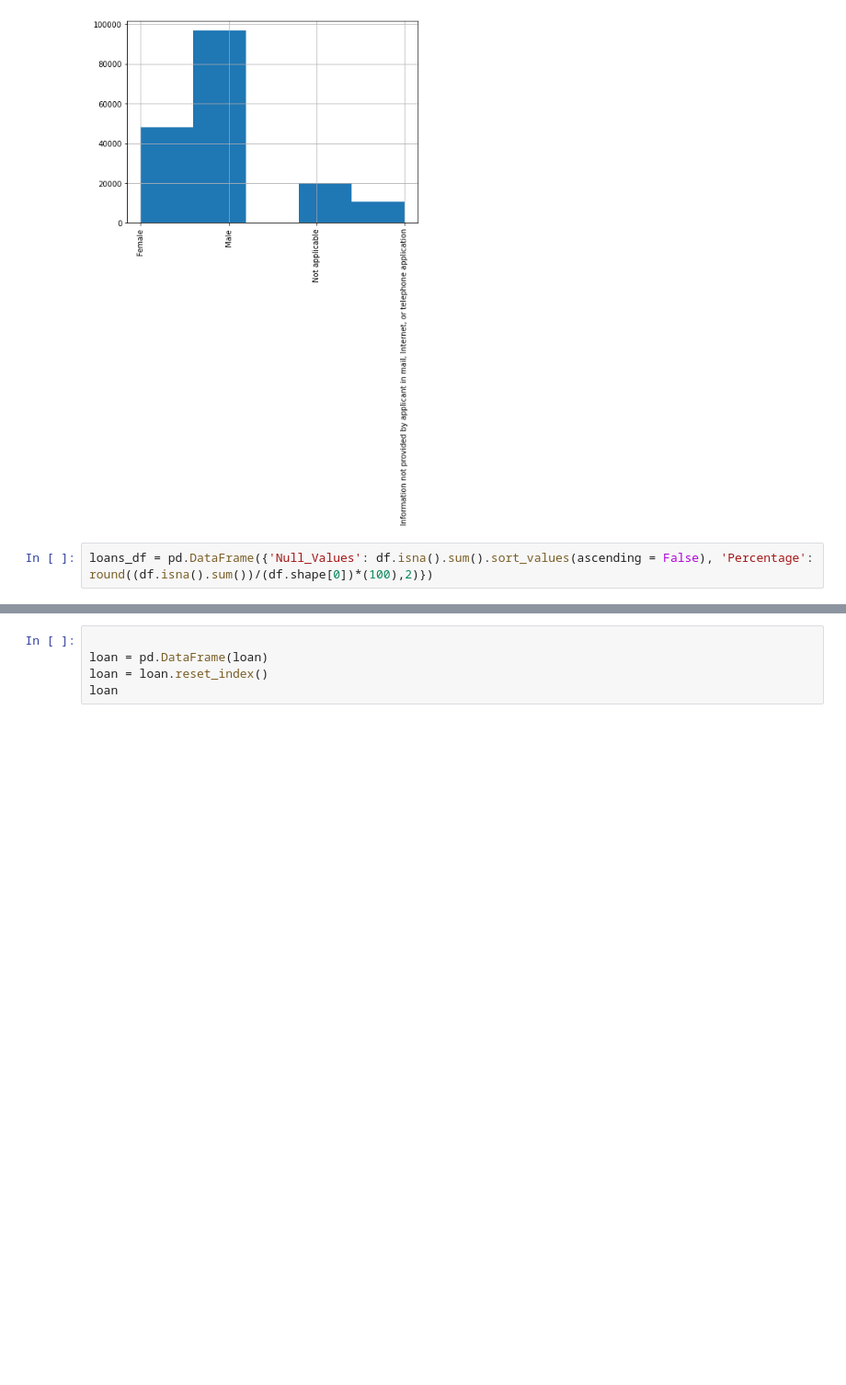
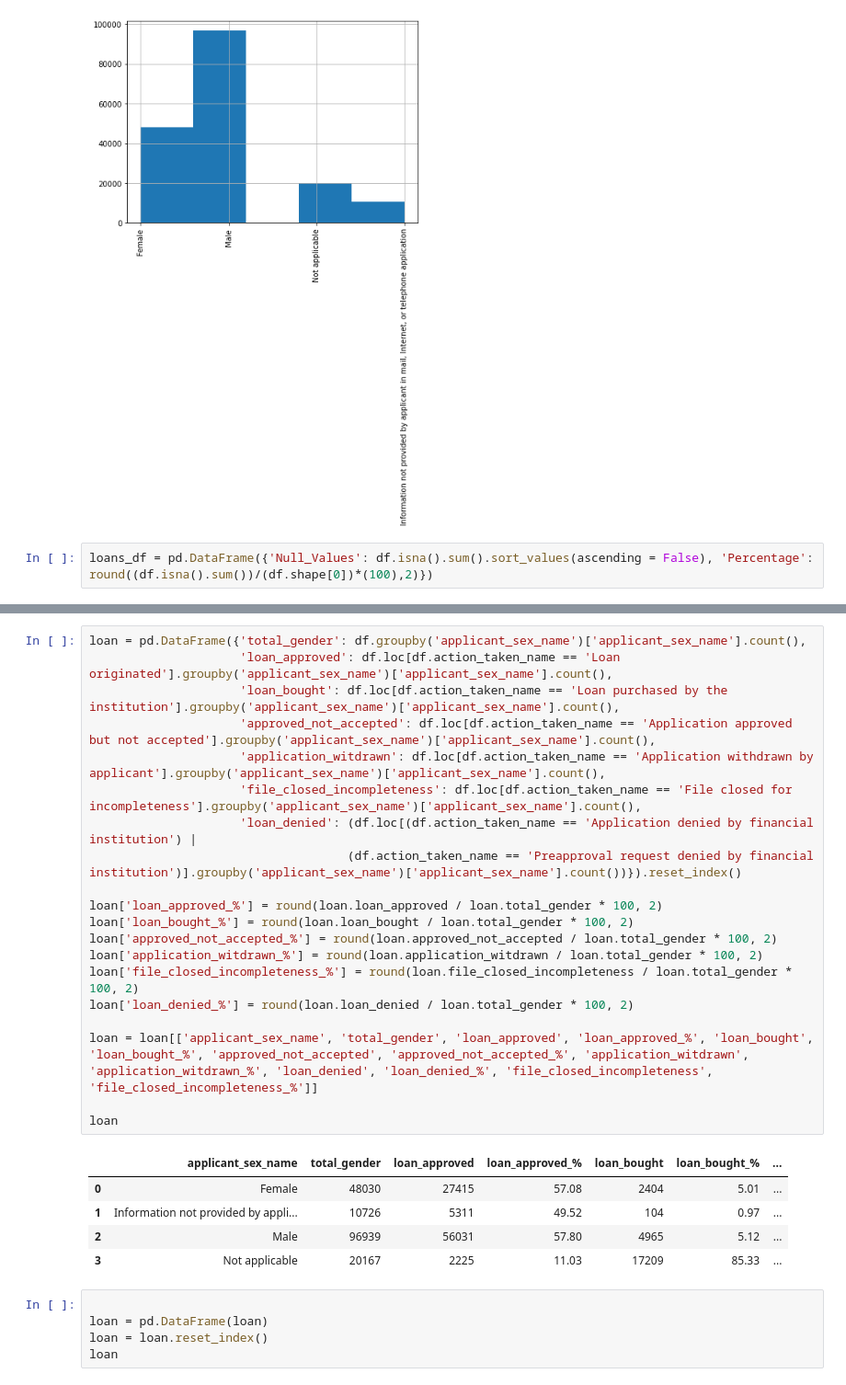
Before and after one commit to DJ1070/Darlehensanfragen, a Jupyter notebook: exploration.ipynb, the cells around one changed output, grey strips where cells are left out. Shown: that part at 92% size. Cells and saved outputs as stored; diff of their text form; blank space fills up the shorter version.

```diff
--- a/exploration.ipynb
+++ b/exploration.ipynb
@@ -176,3 +168,29 @@ loan
+# %%
+loan = pd.DataFrame({'total_gender': df.groupby('applicant_sex_name')['applicant_sex_name'].count(),
+                     'loan_approved': df.loc[df.action_taken_name == 'Loan originated'].groupby('applicant_sex_name')['applicant_sex_name'].count(),
+                     'loan_bought': df.loc[df.action_taken_name == 'Loan purchased by the institution'].groupby('applicant_sex_name')['applicant_sex_name'].count(),
+                     'approved_not_accepted': df.loc[df.action_taken_name == 'Application approved but not accepted'].groupby('applicant_sex_name')['applicant_sex_name'].count(),
+                     'application_witdrawn': df.loc[df.action_taken_name == 'Application withdrawn by applicant'].groupby('applicant_sex_name')['applicant_sex_name'].count(),
+                     'file_closed_incompleteness': df.loc[df.action_taken_name == 'File closed for incompleteness'].groupby('applicant_sex_name')['applicant_sex_name'].count(),
+                     'loan_denied': (df.loc[(df.action_taken_name == 'Application denied by financial institution') |
+                                    (df.action_taken_name == 'Preapproval request denied by financial institution')].groupby('applicant_sex_name')['applicant_sex_name'].count())}).reset_index()
+
+loan['loan_approved_%'] = round(loan.loan_approved / loan.total_gender * 100, 2)
+loan['loan_bought_%'] = round(loan.loan_bought / loan.total_gender * 100, 2)
+loan['approved_not_accepted_%'] = round(loan.approved_not_accepted / loan.total_gender * 100, 2)
+loan['application_witdrawn_%'] = round(loan.application_witdrawn / loan.total_gender * 100, 2)
+loan['file_closed_incompleteness_%'] = round(loan.file_closed_incompleteness / loan.total_gender * 100, 2)
+loan['loan_denied_%'] = round(loan.loan_denied / loan.total_gender * 100, 2)
+
+loan = loan[['applicant_sex_name', 'total_gender', 'loan_approved', 'loan_approved_%', 'loan_bought', 'loan_bought_%', 'approved_not_accepted', 'approved_not_accepted_%', 'application_witdrawn', 'application_witdrawn_%', 'loan_denied', 'loan_denied_%', 'file_closed_incompleteness', 'file_closed_incompleteness_%']]
+
+loan
+# %% [output]
+|  | applicant_sex_name | total_gender | loan_approved | loan_approved_% | loan_bought | loan_bought_% | ... |
+| 0 | Female | 48030 | 27415 | 57.08 | 2404 | 5.01 | ... |
+| 1 | Information not provided by appli... | 10726 | 5311 | 49.52 | 104 | 0.97 | ... |
+| 2 | Male | 96939 | 56031 | 57.80 | 4965 | 5.12 | ... |
+| 3 | Not applicable | 20167 | 2225 | 11.03 | 17209 | 85.33 | ... |
 # %%
 
 loan = pd.DataFrame(loan)
```
Also changed, not shown: parts of 5 cells of this notebook.
